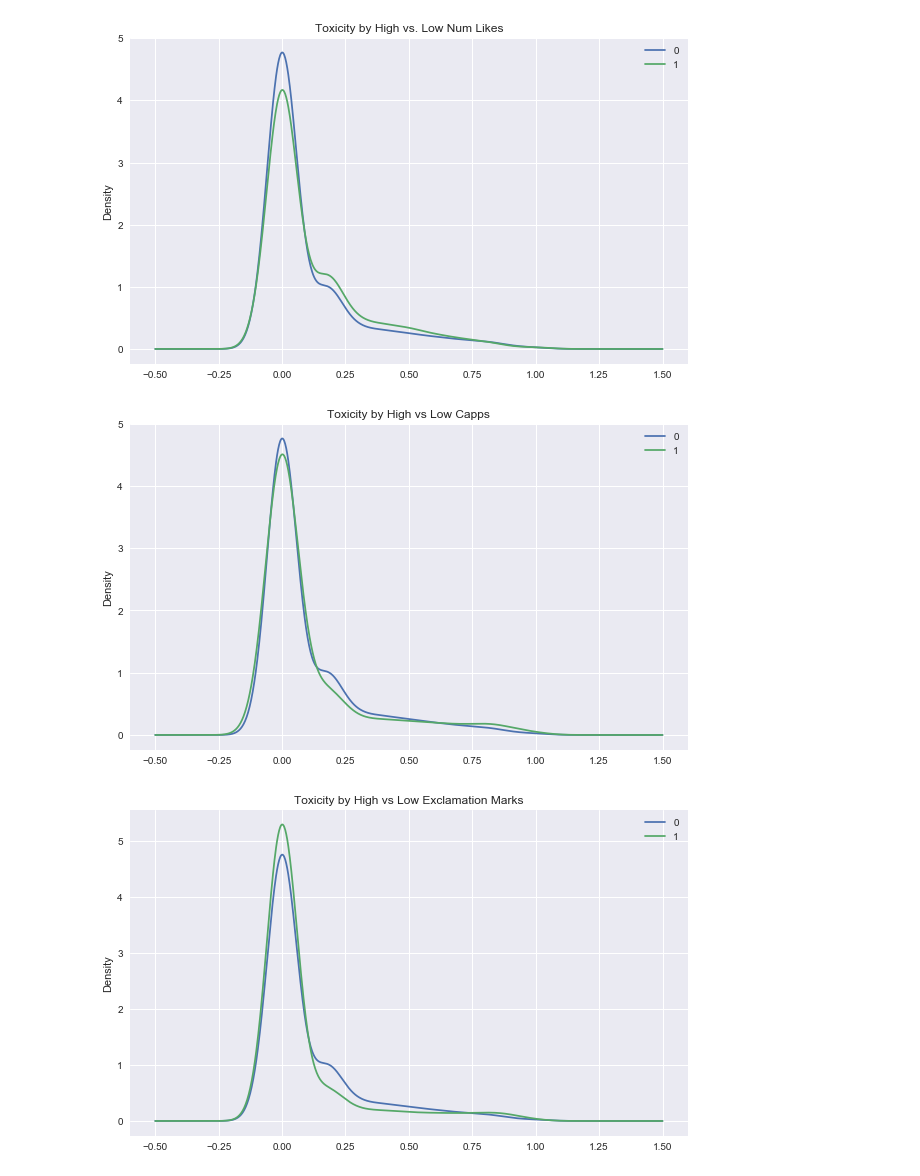
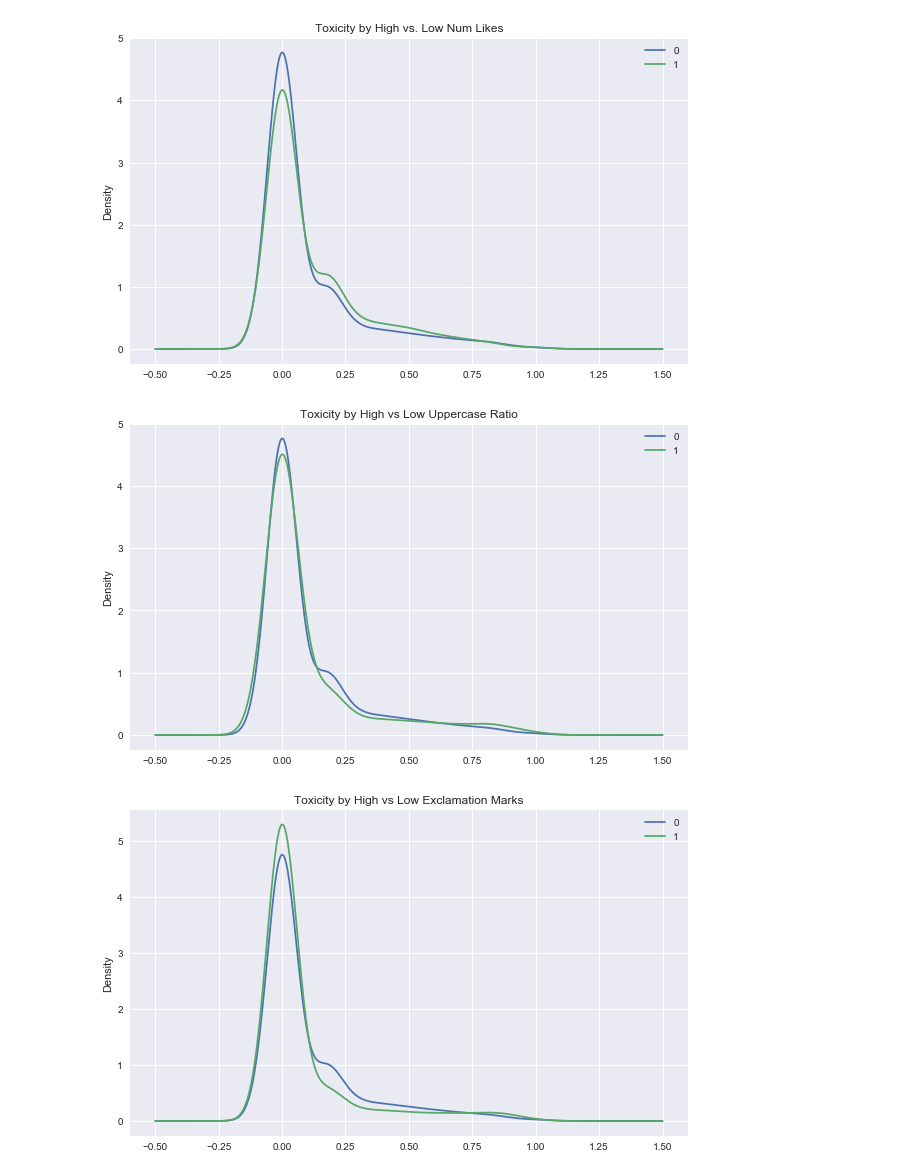
Before and after one commit to ElenaBadilloG/DetoxiPy, a Jupyter notebook: EDA/EDA - Cond Distrib - Feats + Lab (EBG).ipynb, the cells around one changed output. Cells and saved outputs as stored; diff of their text form; code cells hidden in the pictures.

Commit message:
"upper" instead of "capp"

```diff
--- a/EDA/EDA - Cond Distrib - Feats + Lab (EBG).ipynb
+++ b/EDA/EDA - Cond Distrib - Feats + Lab (EBG).ipynb
@@ -153,9 +153,9 @@ tox_dens_by_feat(train, 'target', 'likes', 'Toxicity by High vs. Low Num Likes')
 # %% [output]
 [figure]
 # %%
-tox_dens_by_feat(train, 'target', 'caps_ratio', 'Toxicity by High vs Low Capps')
+tox_dens_by_feat(train, 'target', 'caps_ratio', 'Toxicity by High vs Low Uppercase Ratio')
 # %% [output]
-[figure, old version]
+[figure, new version]
 # %%
 tox_dens_by_feat(train, 'target', 'excl_ratio', 'Toxicity by High vs Low Exclamation Marks')
 # %% [output]
```
Also changed, not shown: parts of 1 cell of this notebook.
